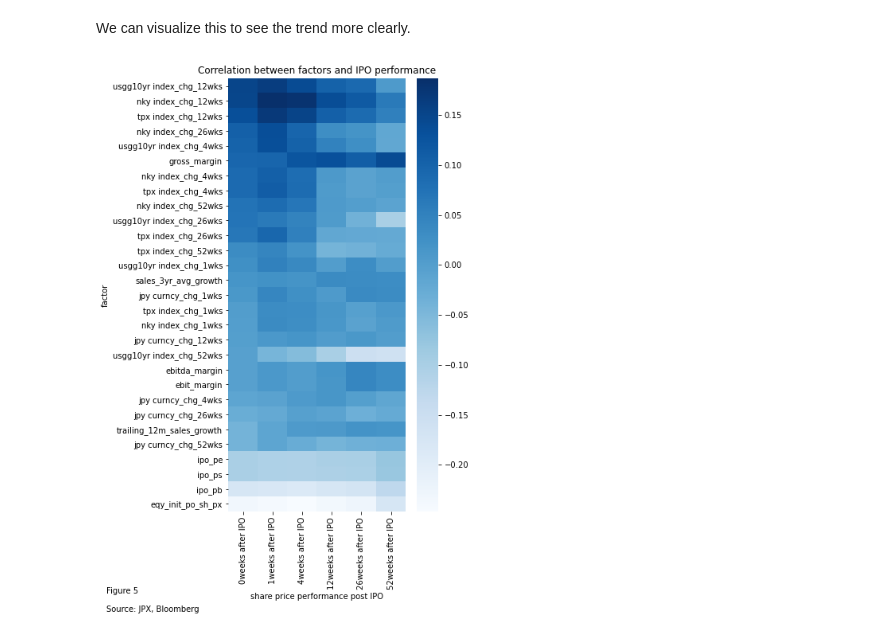
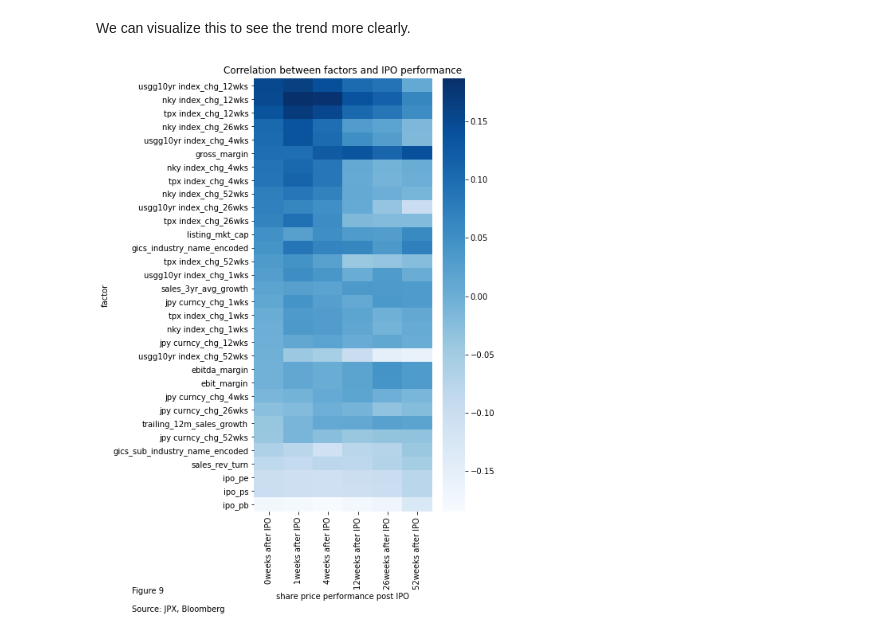
Before and after one commit to pauljhp/japan_growthboard_analysis, a Jupyter notebook: jpx_analysis.ipynb, the cells around one changed output. Cells and saved outputs as stored; diff of their text form; code cells hidden in the pictures.

```diff
--- a/jpx_analysis.ipynb
+++ b/jpx_analysis.ipynb
@@ -340,10 +391,16 @@ for ind in ['tpx index', 'nky index', 'usgg10yr index', 'jpy curncy']:
 def get_y(horizon: int=0):
     """get target for training
     :param horizon: number of weeks after IPO"""
-    ipo_px_chg = ia.get_change_since_ipo(field='px_last', sector='all', listing_year=list(range(2001, 2022)))
+    ipo_px_chg = ia.get_change_since_ipo(field='px_last', sector='all', listing_year=list(range(2001, 2022))) - 1
     return ipo_px_chg.iloc[horizon]
 # %%
 for horizon in (0, 1, 4, 12, 26, 52):
     y = get_y(horizon)
     train_data.loc[:, f'target_{horizon}weeks'] = train_data.index.get_level_values('index').to_series().map(dict(y)).values
+# %%
+# encode categorical features
+from sklearn.preprocessing import LabelEncoder
+le = LabelEncoder()
+for feature_name, col in train_data.select_dtypes(object).iteritems():
+    train_data.loc[:, f"{feature_name}_encoded"] = le.fit_transform(col)
 # %% [markdown]
@@ -374,0 +437,17 @@ train_data.head().T
+# %%
+# plot distribution of IPO performance
+import warnings
+warnings.filterwarnings('ignore')
+
+f, ax = plt.subplots(1, figsize=(10, 5))
+
+train_data.target_0weeks.plot(kind='kde', ax=ax, label="at IPO")
+for week in [1, 4, 12, 26, 52]:
+    train_data.loc[:, f"target_{week}weeks"].plot(kind='kde', ax=ax, label=f"{week} weeks after IPO")
+xticks = ax.get_xticks()
+xticklabels = [f"{x*100:.0f}%" for x in xticks]
+ax.set_xticklabels(labels=xticklabels)
+ax.set(ylabel='Frequency', xlabel='% change', title='IPO performance', xlim=(-2, 5))
+ax.legend(loc='upper right')
+f.text(0.1,-0.1, "Figure 9\n\nSource: JPX, Bloomberg")
+plt.show()
@@ -385,5 +470,5 @@ Table below summerizes factors' correlation with the price performance at and af
 # %%
-corr_matrix = train_data.corr().iloc[-6:, :].sort_values(by='target_0weeks', axis=1, ascending=False).T.drop([f"target_{horizon}weeks" for horizon in [0, 1, 4 ,12, 26, 52]], axis=0)
+corr_matrix = train_data.corr().iloc[-8:-2, :].sort_values(by='target_0weeks', axis=1, ascending=False).T.drop([f"target_{horizon}weeks" for horizon in [0, 1, 4 ,12, 26, 52]], axis=0)
 corr_matrix.columns = corr_matrix.columns.map(lambda d: f"{d.split('_')[1]} after IPO")
 corr_matrix.applymap(lambda x: f"{x*100:.2f}%")
 # %% [output]
@@ -409,9 +500,9 @@ We can visualize this to see the trend more clearly.
 # %%
 f, ax = plt.subplots(1, figsize=(5, 10))
 sns.heatmap(corr_matrix, cmap='Blues', ax=ax)
 ax.set(title="Correlation between factors and IPO performance", ylabel='factor', xlabel='share price performance post IPO')
 
-f.text(-0.3,-0.05, "Figure 5\n\nSource: JPX, Bloomberg")
+f.text(-0.3,-0.05, "Figure 9\n\nSource: JPX, Bloomberg")
 plt.show()
 # %% [output]
-[figure, old version]
+[figure, new version]
```
Also changed, not shown: parts of 64 cells of this notebook, 25 other files.
